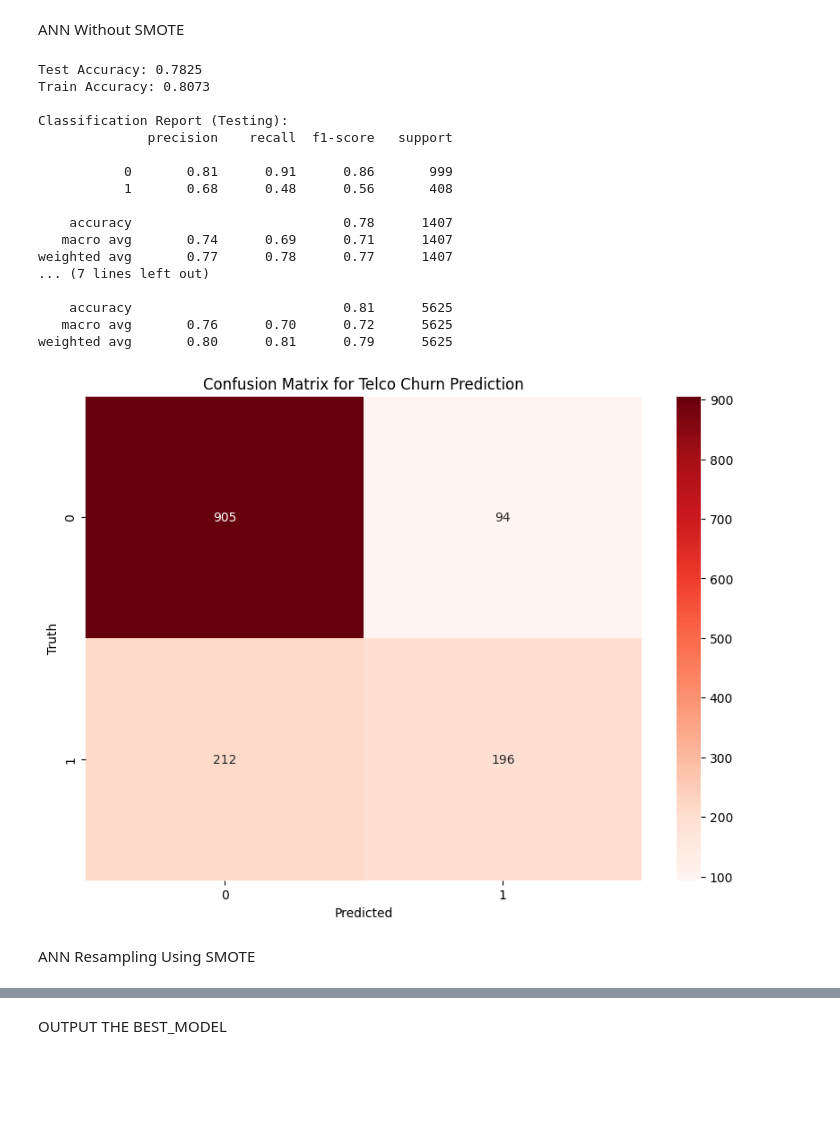
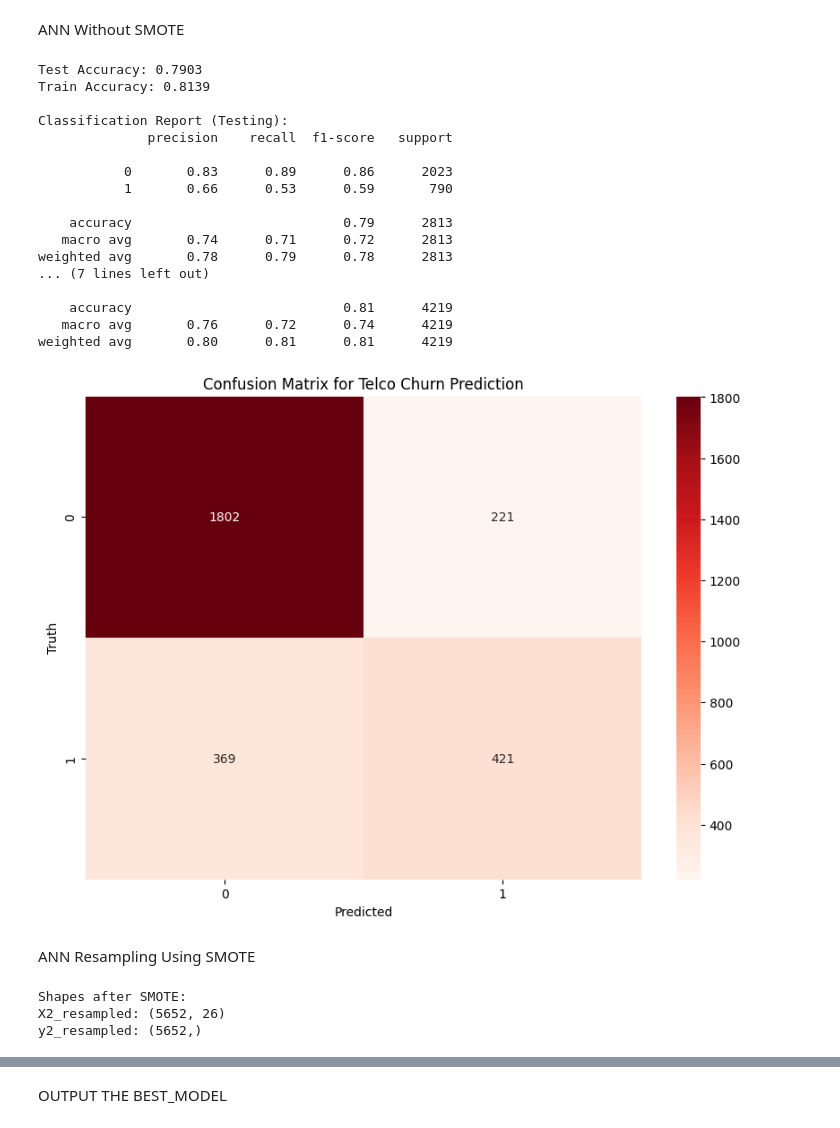
Before and after one commit to Rashilajayasinghe/Customer-Churn-Prediction, a Jupyter notebook: churnpredictor.ipynb, the cells around one changed output, grey strips where cells are left out. Saved outputs shown, nothing was run; the diff lists cells and outputs as text; code cells hidden in the pictures; blank space fills up the shorter version.

```diff
--- a/churnpredictor.ipynb
+++ b/churnpredictor.ipynb
@@ -178,4 +173,4 @@ cols_to_scale = ['tenure','MonthlyCharges','TotalCharges']
 
 from sklearn.preprocessing import MinMaxScaler
 scaler = MinMaxScaler()
-data2[cols_to_scale] = scaler.fit_transform(data2[cols_to_scale])
+data[cols_to_scale] = scaler.fit_transform(data[cols_to_scale])
@@ -210 +177,5 @@ X_train, X_test, y_train, y_test = train_test_split(X,y,test_size=0.2,random_sta
+# %%
+X2 = data.drop('Churn',axis='columns')
+y2 = data['Churn']
+X2_train, X2_test, y2_train, y2_test = train_test_split(X2,y2,test_size=0.4,random_state=5)
 # %%
@@ -222,6 +193,8 @@ X_test.shape
 from sklearn.neural_network import MLPClassifier
 from sklearn.metrics import accuracy_score, classification_report
 from sklearn.model_selection import GridSearchCV
+import numpy as np
+
 
 print("Training the model...")
 param_grid = {
@@ -232,15 +205,15 @@ param_grid = {
     'solver': ['adam']
 }
 mlp_model = MLPClassifier(random_state=5,early_stopping=True)
-grid_search = GridSearchCV(mlp_model,
+grid_search_ann = GridSearchCV(mlp_model,
                            param_grid,
                            cv=3,              # Use 3-fold cross-validation
-                           scoring='accuracy', # Use accuracy for evaluation
+                           scoring='roc_auc',
                            n_jobs=-1            # Use all available processors
                            )
-grid_search.fit(X_train, y_train)
+grid_search_ann.fit(X2_train, y2_train)
 
-print("Best parameters found: ", grid_search.best_params_)
-print("Best cross-validation score: {:.4f}".format(grid_search.best_score_))
+print("Best parameters found: ", grid_search_ann.best_params_)
+print("Best cross-validation score: {:.4f}".format(grid_search_ann.best_score_))
 # %% [output]
 Training the model...
@@ -278,60 +251,60 @@ ANN Without SMOTE
 from sklearn.metrics import confusion_matrix , classification_report
 import numpy as np
 
-best_model = grid_search.best_estimator_
+best_ann = grid_search_ann.best_estimator_
 
 # Predict
-y_pred_train = best_model.predict(X_train)
-y_pred = best_model.predict(X_test)   # <-- FIXED
+y_pred_train = best_ann.predict(X2_train)
+y_pred = best_ann.predict(X2_test)   # <-- FIXED
 
 # Accuracy
-accuracy_test = accuracy_score(y_test, y_pred)
-accuracy_train = accuracy_score(y_train, y_pred_train)
+accuracy_test_ann = accuracy_score(y2_test, y_pred)
+accuracy_train_ann = accuracy_score(y2_train, y_pred_train)
 
-print(f"Test Accuracy: {accuracy_test:.4f}")
-print(f"Train Accuracy: {accuracy_train:.4f}")
+print(f"Test Accuracy: {accuracy_test_ann:.4f}")
+print(f"Train Accuracy: {accuracy_train_ann:.4f}")
 
 # Classification Reports
 print("\nClassification Report (Testing):")
-print(classification_report(y_test, y_pred))
+print(classification_report(y2_test, y_pred))
 
 print("\nClassification Report (Training):")
-print(classification_report(y_train, y_pred_train))
+print(classification_report(y2_train, y_pred_train))
 # %% [output]
-Test Accuracy: 0.7825
-Train Accuracy: 0.8073
+Test Accuracy: 0.7903
+Train Accuracy: 0.8139
 
 Classification Report (Testing):
               precision    recall  f1-score   support
 
-           0       0.81      0.91      0.86       999
-           1       0.68      0.48      0.56       408
+           0       0.83      0.89      0.86      2023
+           1       0.66      0.53      0.59       790
 
-    accuracy                           0.78      1407
-   macro avg       0.74      0.69      0.71      1407
-weighted avg       0.77      0.78      0.77      1407
+    accuracy                           0.79      2813
+   macro avg       0.74      0.71      0.72      2813
+weighted avg       0.78      0.79      0.78      2813
 ... (7 lines left out)
 
-    accuracy                           0.81      5625
-   macro avg       0.76      0.70      0.72      5625
-weighted avg       0.80      0.81      0.79      5625
+    accuracy                           0.81      4219
+   macro avg       0.76      0.72      0.74      4219
+weighted avg       0.80      0.81      0.81      4219
 # %%
 import seaborn as sn
 from matplotlib import pyplot as plt
 from sklearn.metrics import confusion_matrix # Import confusion_matrix
 
 # NOTE: Using the sklearn function 'confusion_matrix' which takes labels first, predictions second.
-cm = confusion_matrix(y_test, y_pred)
+cm = confusion_matrix(y2_test, y_pred)
 
 plt.figure(figsize = (10,7))
 # fmt='d' ensures the numbers are displayed as integers
 # Added cmap='Blues' for better visual distinction
 sn.heatmap(cm, annot=True, fmt='d', cmap='Reds')
 plt.xlabel('Predicted')
 plt.ylabel('Truth')
 plt.title('Confusion Matrix for Telco Churn Prediction')
 plt.show()
 # %% [output]
-[figure, old version]
+[figure, new version]
 # %% [markdown]
 ANN Resampling Using SMOTE
@@ -345 +316,9 @@ xr_train2,xr_test2,yr_train2,yr_test2=train_test_split(x_resampled2, y_resampled
+# %%
+print("Shapes after SMOTE:")
+print("X2_resampled:", x_resampled_ann.shape)
+print("y2_resampled:", y_resampled_ann.shape)
+# %% [output]
+Shapes after SMOTE:
+X2_resampled: (5652, 26)
+y2_resampled: (5652,)
 # %%
```
Also changed, not shown: parts of 33 cells of this notebook.
